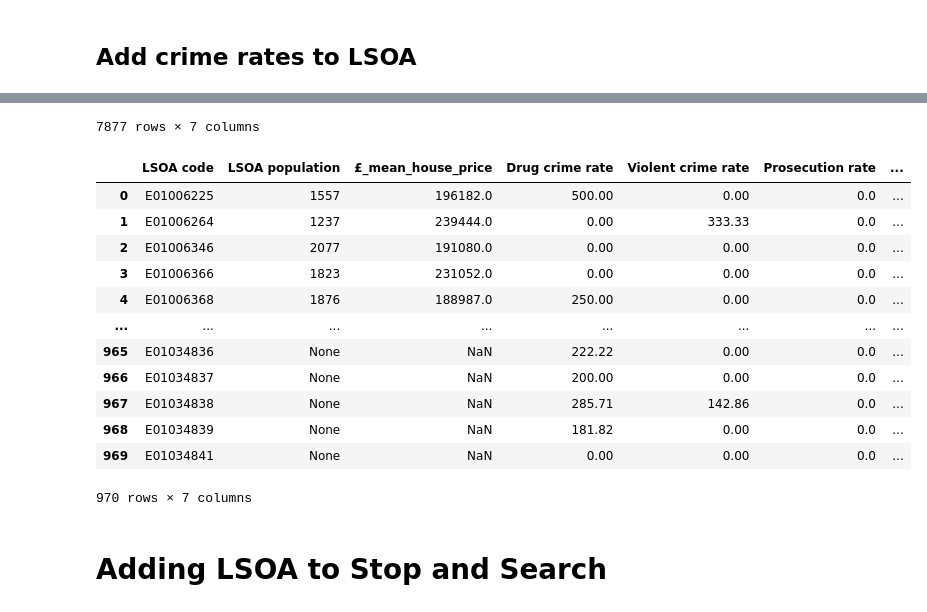
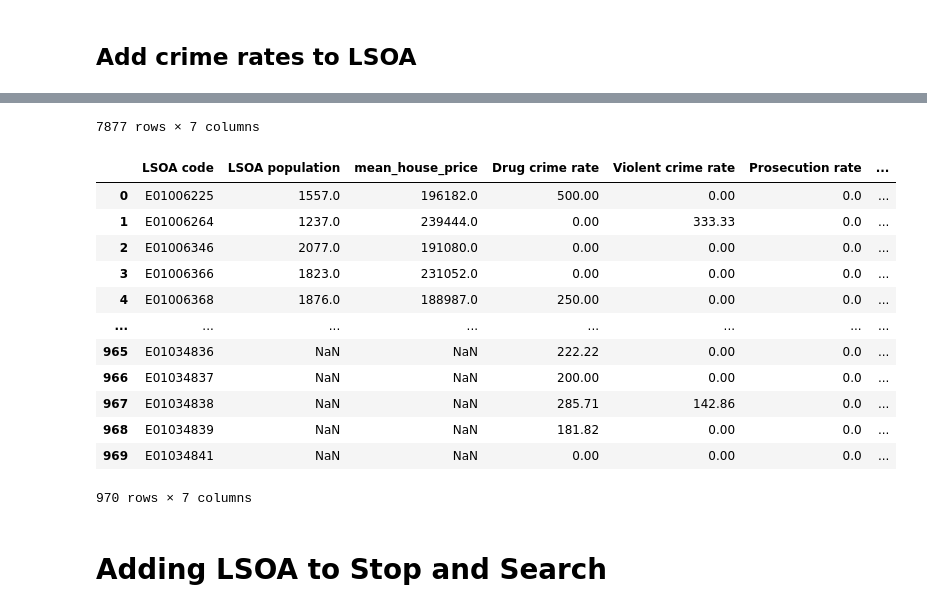
Before and after one commit to KofiBartonByfield/Dissertation, a Jupyter notebook: code/create_police_csv.ipynb, the cells around one changed output, grey strips where cells are left out. Saved outputs shown, nothing was run; the diff lists cells and outputs as text; code cells hidden in the pictures.

```diff
--- a/code/create_police_csv.ipynb
+++ b/code/create_police_csv.ipynb
@@ -176,4 +98,8 @@ display(xls)
 # %%
+# Read the 5th sheet (index 4, since indexing starts from 0)
+xls = pd.read_excel('../data/house_prices/LSOA_house_prices.xls',
+                    sheet_name=5,
+                    engine='xlrd')
 
 headings = xls.iloc[4]
 house_prices = xls.iloc[5:]
@@ -185,13 +111,13 @@ house_prices = house_prices[['Local authority code','LSOA code',
                              'Year ending Jun 2022', 'Year ending Sep 2022', 'Year ending Dec 2022']]
 
 
-house_prices['£_mean_house_price'] = (
+house_prices['mean_house_price'] = (
     house_prices.iloc[:, 2:]
     .apply(pd.to_numeric, errors='coerce')  # Convert non-numeric values to NaN
     .mean(axis=1)
     .round()
 )
 
-house_prices = house_prices[['LSOA code', '£_mean_house_price']]
+house_prices = house_prices[['LSOA code', 'mean_house_price']]
 house_prices
 # %% [output]
@@ -304,0 +169,21 @@ dtype: int64
+# %%
+# merge the house prices and population data
+stats_2022 = house_prices.merge(LSOA_pop, on='LSOA code', how='left')
+
+# round the values
+mean_pop = round(stats_2022['LSOA population'].mean())
+mean_house = round(stats_2022['mean_house_price'].mean())
+
+# convert to numeric
+stats_2022['LSOA population'] = pd.to_numeric(stats_2022['LSOA population'], errors='coerce')
+stats_2022['mean_house_price'] = pd.to_numeric(stats_2022['mean_house_price'], errors='coerce')
+
+# fill NA's with the means
+stats_2022['LSOA population'] = stats_2022['LSOA population'].fillna(mean_pop)
+stats_2022['mean_house_price'] = stats_2022['mean_house_price'].fillna(mean_house)
+
+
+# Check for remaining NaN values
+print(stats_2022.isna().sum())
+
+stats_2022
@@ -309,13 +212,13 @@ dtype: int64
 
 
 
-merseyside_22 = merseyside_crimes_with_outcomes.merge(data_22, on='LSOA code', how='left')
-london_22 = london_crimes_with_outcomes.merge(data_22, on='LSOA code', how='left')
+merseyside_22 = merseyside_crimes_with_outcomes.merge(stats_2022, on='LSOA code', how='left')
+london_22 = london_crimes_with_outcomes.merge(stats_2022, on='LSOA code', how='left')
 
 
 
-merseyside_22 = merseyside_22[['Date', 'LSOA name', 'LSOA code', 'Crime type', '£_mean_house_price', 'LSOA population','Last outcome category', 'Outcome type']]
-london_22 = london_22[['Date', 'LSOA name', 'LSOA code', 'Crime type', '£_mean_house_price', 'LSOA population','Last outcome category', 'Outcome type']]
+merseyside_22 = merseyside_22[['Date', 'LSOA name', 'LSOA code', 'Crime type', 'mean_house_price', 'LSOA population','Last outcome category', 'Outcome type']]
+london_22 = london_22[['Date', 'LSOA name', 'LSOA code', 'Crime type', 'mean_house_price', 'LSOA population','Last outcome category', 'Outcome type']]
 
 
 
@@ -341,14 +244,14 @@ london_22['Prosecution rate'] = london_22['Last outcome category'].isin(prosecut
 
 merseyside_22 = merseyside_22.groupby('LSOA code', as_index=False).agg({
     'LSOA population': 'first',
-    '£_mean_house_price': 'first',
+    'mean_house_price': 'first',
     'Crime type': 'count',
     'Drug crime rate': 'mean',
     'Violent crime rate': 'mean',
     'Prosecution rate': 'mean'})
 london_22 = london_22.groupby('LSOA code', as_index=False).agg({
     'LSOA population': 'first',
-    '£_mean_house_price': 'first',
+    'mean_house_price': 'first',
     'Crime type': 'count',
     'Drug crime rate': 'mean',
     'Violent crime rate': 'mean',
@@ -404,14 +307,14 @@ display(merseyside_22)
 7877 rows × 7 columns
-|  | LSOA code | LSOA population | £_mean_house_price | Drug crime rate | Violent crime rate | Prosecution rate | ... |
-| 0 | E01006225 | 1557 | 196182.0 | 500.00 | 0.00 | 0.0 | ... |
-| 1 | E01006264 | 1237 | 239444.0 | 0.00 | 333.33 | 0.0 | ... |
-| 2 | E01006346 | 2077 | 191080.0 | 0.00 | 0.00 | 0.0 | ... |
-| 3 | E01006366 | 1823 | 231052.0 | 0.00 | 0.00 | 0.0 | ... |
-| 4 | E01006368 | 1876 | 188987.0 | 250.00 | 0.00 | 0.0 | ... |
+|  | LSOA code | LSOA population | mean_house_price | Drug crime rate | Violent crime rate | Prosecution rate | ... |
+| 0 | E01006225 | 1557.0 | 196182.0 | 500.00 | 0.00 | 0.0 | ... |
+| 1 | E01006264 | 1237.0 | 239444.0 | 0.00 | 333.33 | 0.0 | ... |
+| 2 | E01006346 | 2077.0 | 191080.0 | 0.00 | 0.00 | 0.0 | ... |
+| 3 | E01006366 | 1823.0 | 231052.0 | 0.00 | 0.00 | 0.0 | ... |
+| 4 | E01006368 | 1876.0 | 188987.0 | 250.00 | 0.00 | 0.0 | ... |
 | ... | ... | ... | ... | ... | ... | ... | ... |
-| 965 | E01034836 | None | NaN | 222.22 | 0.00 | 0.0 | ... |
-| 966 | E01034837 | None | NaN | 200.00 | 0.00 | 0.0 | ... |
-| 967 | E01034838 | None | NaN | 285.71 | 142.86 | 0.0 | ... |
-| 968 | E01034839 | None | NaN | 181.82 | 0.00 | 0.0 | ... |
-| 969 | E01034841 | None | NaN | 0.00 | 0.00 | 0.0 | ... |
+| 965 | E01034836 | NaN | NaN | 222.22 | 0.00 | 0.0 | ... |
+| 966 | E01034837 | NaN | NaN | 200.00 | 0.00 | 0.0 | ... |
+| 967 | E01034838 | NaN | NaN | 285.71 | 142.86 | 0.0 | ... |
+| 968 | E01034839 | NaN | NaN | 181.82 | 0.00 | 0.0 | ... |
+| 969 | E01034841 | NaN | NaN | 0.00 | 0.00 | 0.0 | ... |
 970 rows × 7 columns
```
Also changed, not shown: parts of 25 cells of this notebook, 7 other files.
